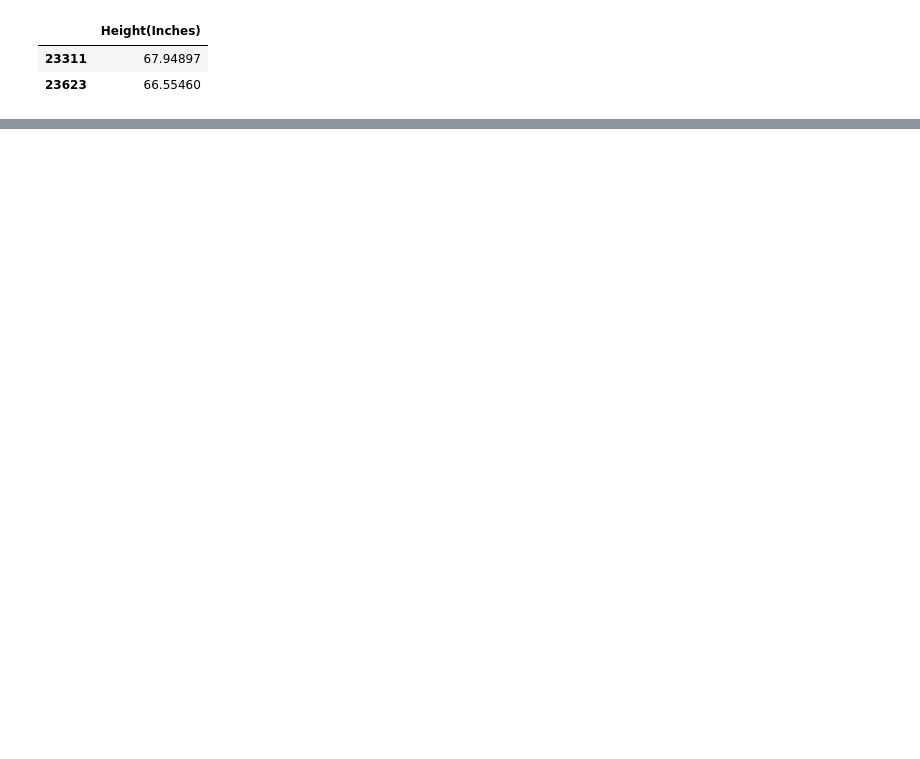
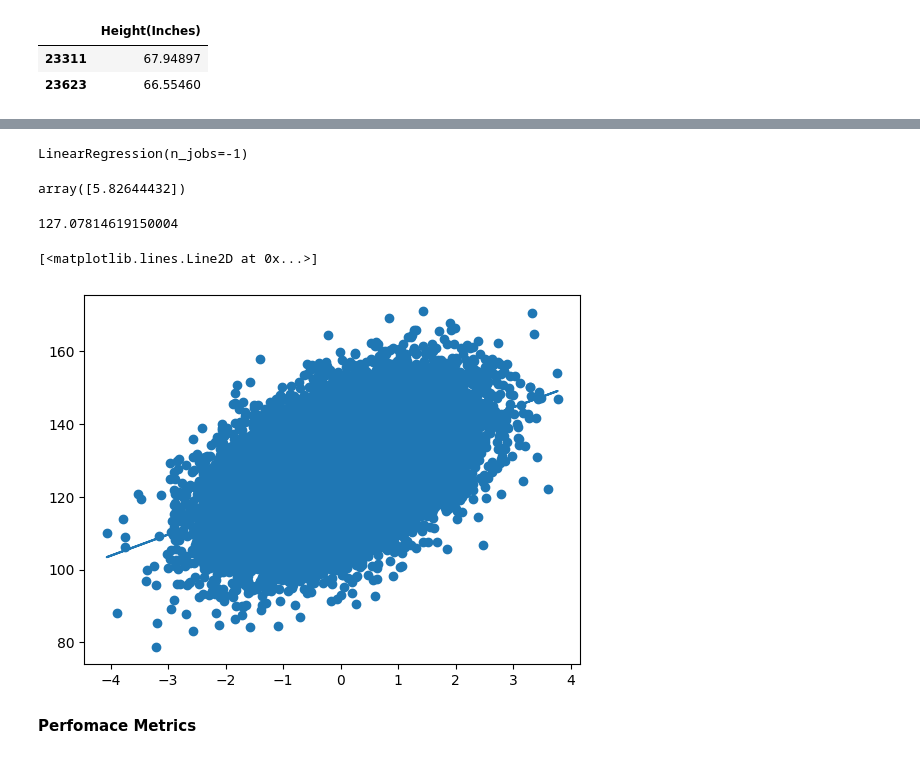
Before and after one commit to Hammadh7/ml-works, a Jupyter notebook: notebookd0e4e0a1cd.ipynb, the cells around one changed output, grey strips where cells are left out. Saved outputs shown, nothing was run; the diff lists cells and outputs as text; code cells hidden in the pictures; blank space fills up the shorter version.

```diff
--- a/notebookd0e4e0a1cd.ipynb
+++ b/notebookd0e4e0a1cd.ipynb
@@ -40,5 +40,5 @@ plt.show()
 # %% [output]
 [figure]
 # %%
-x=df[['Height(Inches)']]
-y=df[['Weight(Pounds)']]
+x=df[['Height(Inches)']] #2d array or dataframe
+y=df['Weight(Pounds)']
@@ -65,3 +87,7 @@ x_train.head(2)
 |  | Height(Inches) |
 | 23311 | 67.94897 |
 | 23623 | 66.55460 |
+# %%
+from sklearn.preprocessing import StandardScaler
+scaler = StandardScaler()
+x_train = scaler.fit_transform(x_train)
@@ -68,2 +106,22 @@ x_train.head(2)
 # %%
 from sklearn.linear_model import LinearRegression
+# %%
+regression = LinearRegression(n_jobs=-1)
+# %%
+regression.fit(x_train,y_train)
+# %% [output]
+LinearRegression(n_jobs=-1)
+# %%
+regression.coef_
+# %% [output]
+array([5.82644432])
+# %%
+regression.intercept_
+# %% [output]
+127.07814619150004
+# %%
+plt.scatter(x_train,y_train)
+plt.plot(x_train,regression.predict(x_train))
+# %% [output]
+[<matplotlib.lines.Line2D at 0x...>]
+[figure, added]
@@ -70 +130,3 @@ from sklearn.linear_model import LinearRegression
+# %% [markdown]
+**Perfomace Metrics**
 # %%
```
Also changed, not shown: parts of 26 cells of this notebook.
